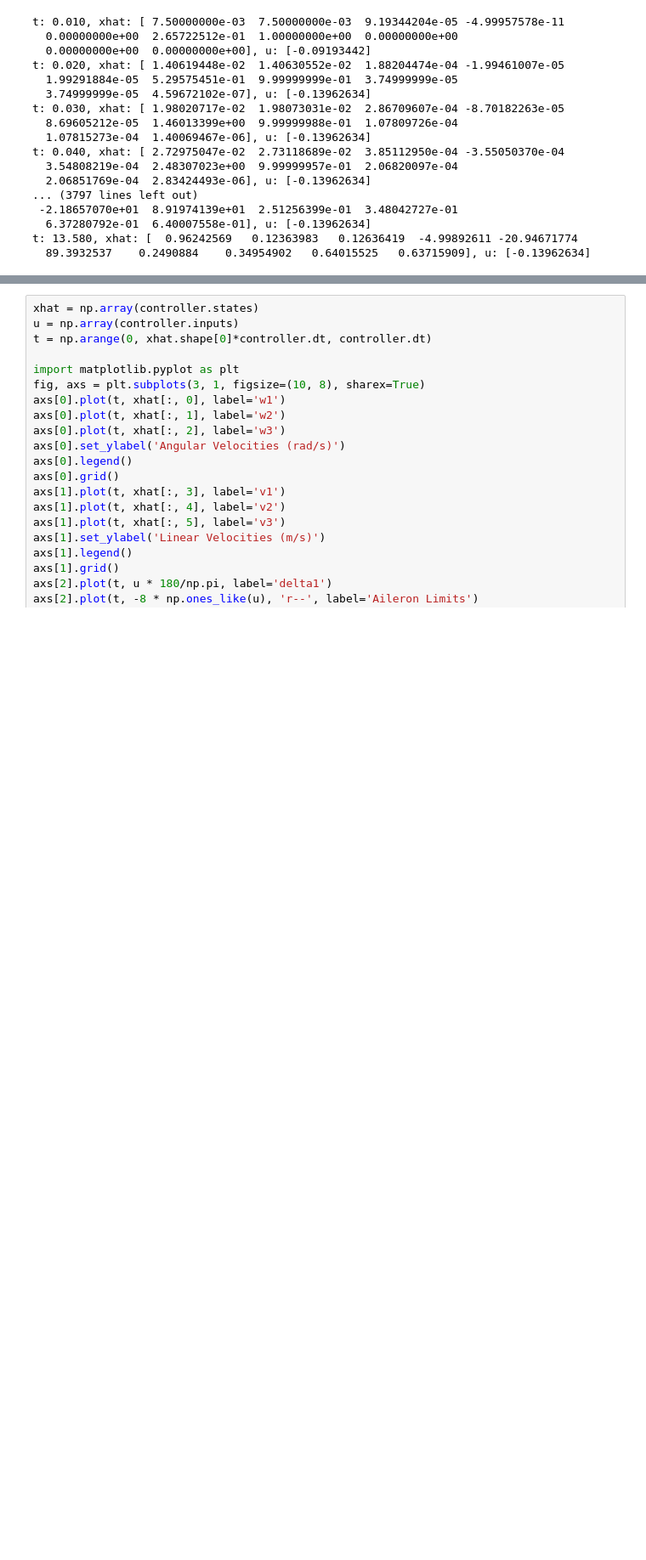
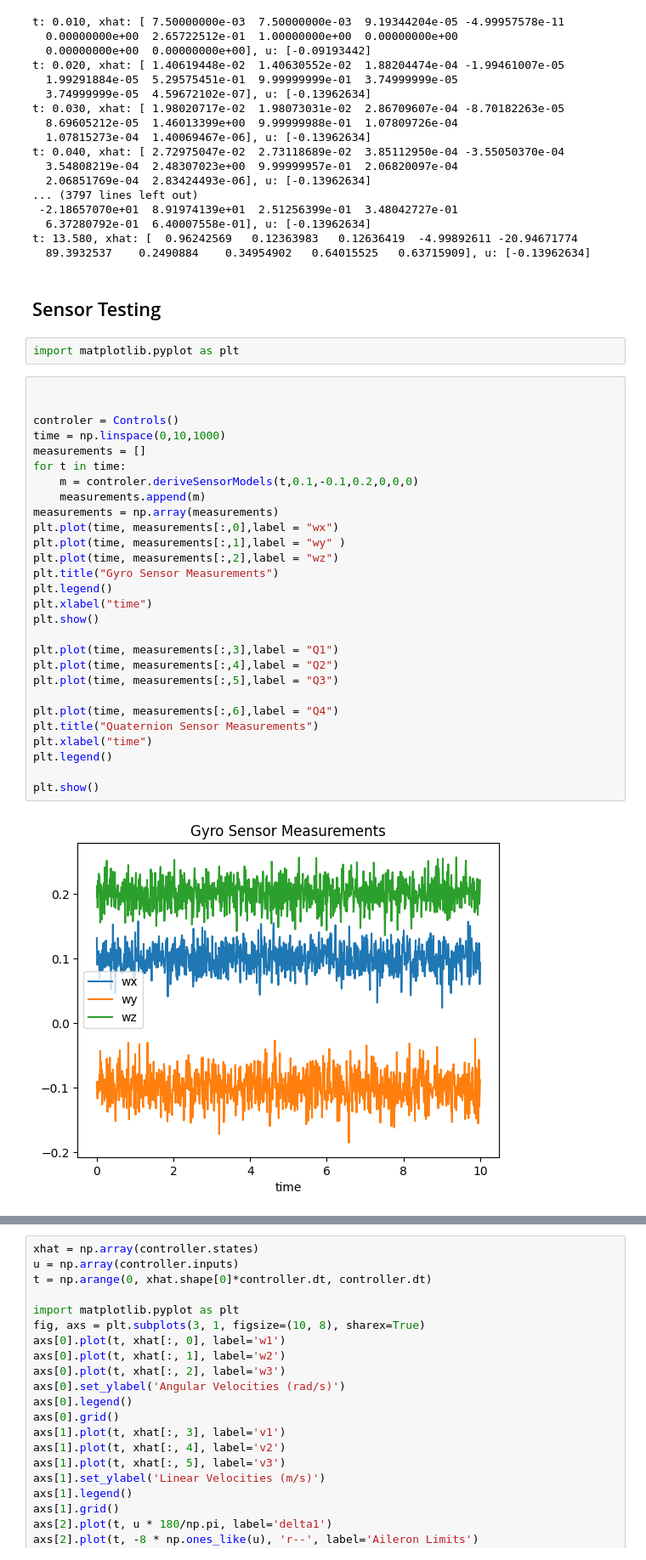
Before and after one commit to AODadbase/FV-Controls, a Jupyter notebook: LRI_Meshcat/Implementation/Render.ipynb, the cells around one changed output, grey strips where cells are left out. Shown at 85% size. Saved outputs shown, nothing was run; the diff lists cells and outputs as text; blank space fills up the shorter version.

Commit message:
sensor verification

```diff
--- a/LRI_Meshcat/Implementation/Render.ipynb
+++ b/LRI_Meshcat/Implementation/Render.ipynb
@@ -978,3 +982,37 @@ t: 0.040, xhat: [ 2.72975047e-02  2.73118689e-02  3.85112950e-04 -3.55050370e-04
   6.37280792e-01  6.40007558e-01], u: [-0.13962634]
 t: 13.580, xhat: [  0.96242569   0.12363983   0.12636419  -4.99892611 -20.94671774
   89.3932537    0.2490884    0.34954902   0.64015525   0.63715909], u: [-0.13962634]
+# %% [markdown]
+## Sensor Testing
+# %%
+import matplotlib.pyplot as plt
+# %%
+
+
+controler = Controls()
+time = np.linspace(0,10,1000)
+measurements = []
+for t in time:
+    m = controler.deriveSensorModels(t,0.1,-0.1,0.2,0,0,0)
+    measurements.append(m)
+measurements = np.array(measurements)
+plt.plot(time, measurements[:,0],label = "wx")
+plt.plot(time, measurements[:,1],label = "wy" )
+plt.plot(time, measurements[:,2],label = "wz")
+plt.title("Gyro Sensor Measurements")
+plt.legend()
+plt.xlabel("time")
+plt.show()
+
+plt.plot(time, measurements[:,3],label = "Q1")
+plt.plot(time, measurements[:,4],label = "Q2")
+plt.plot(time, measurements[:,5],label = "Q3")
+
+plt.plot(time, measurements[:,6],label = "Q4")
+plt.title("Quaternion Sensor Measurements")
+plt.xlabel("time")
+plt.legend()
+
+plt.show()
+# %% [output]
+[figure, added]
```
Also changed, not shown: parts of 4 cells of this notebook.
